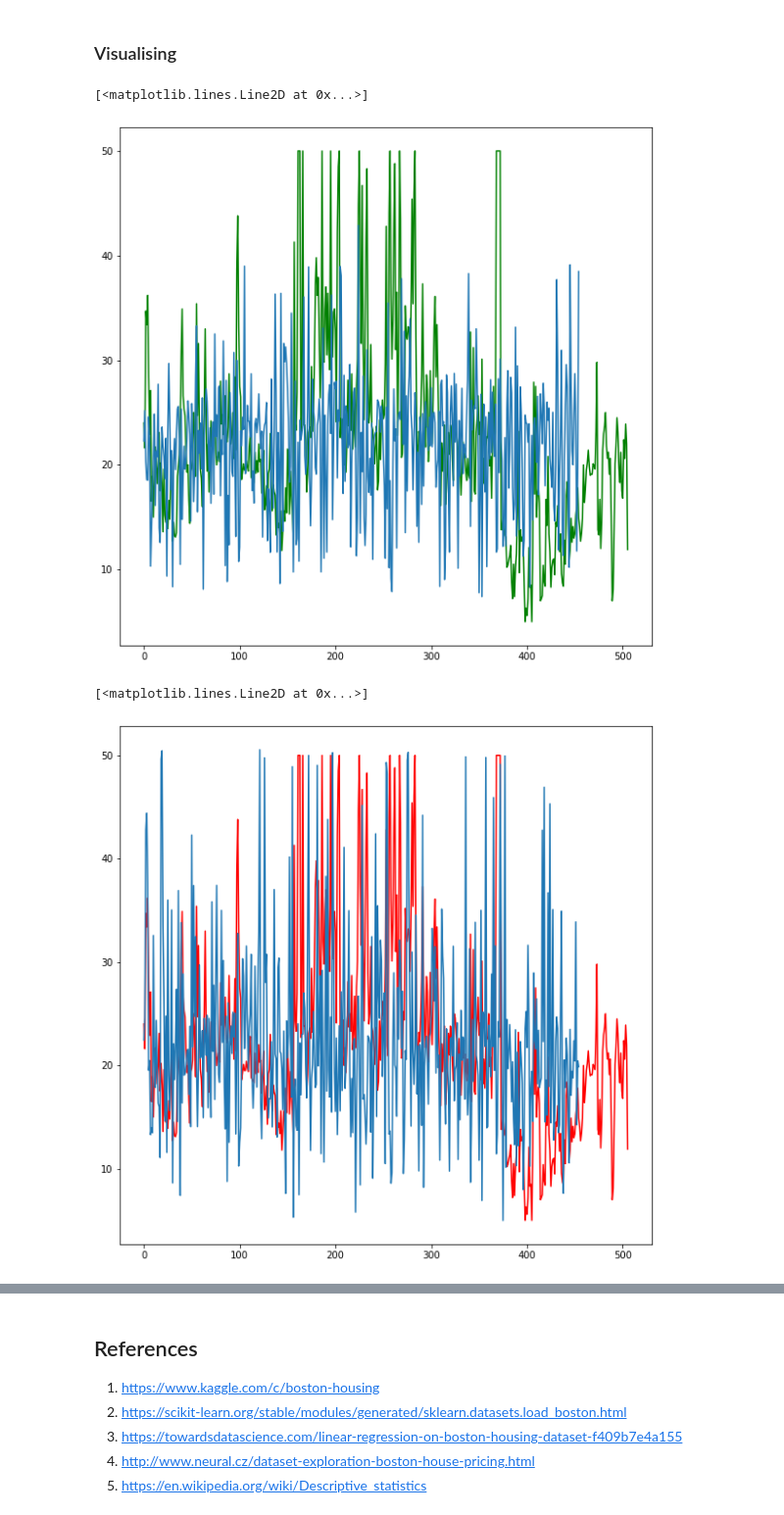
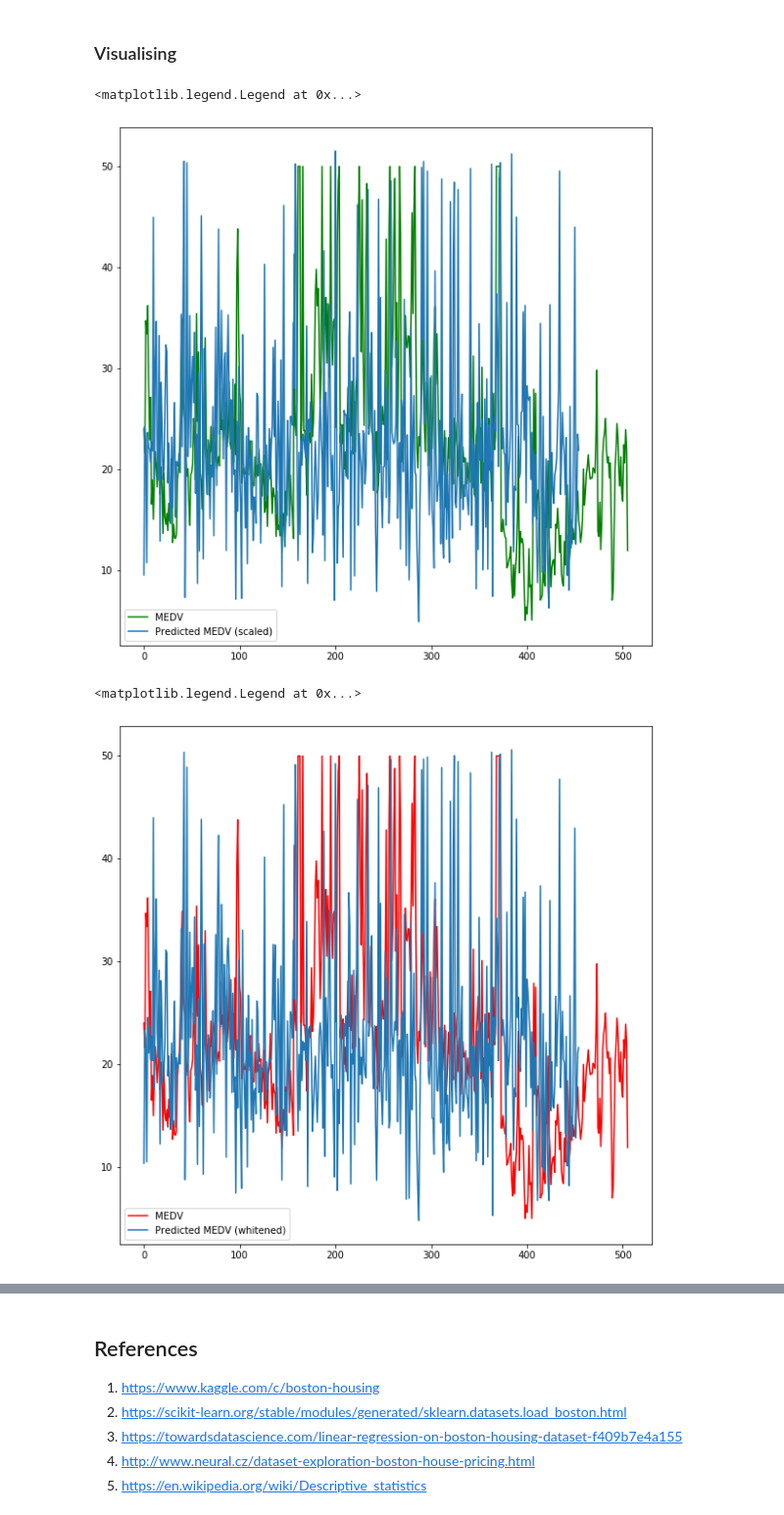
Before and after one commit to AideenByrne/2019MachineLearningProject, a Jupyter notebook: 2019project.ipynb, the cells around one changed output, grey strips where cells are left out. Shown at 98% size. Cells and saved outputs as stored; diff of their text form; code cells hidden in the pictures.

```diff
--- a/2019project.ipynb
+++ b/2019project.ipynb
@@ -410,8 +409,8 @@ x_train_scaled = pd.DataFrame(scaler.transform(x_train), columns = x_train.colum
 #call Sequential model
 m = kr.models.Sequential()
 #build input layers with 100 layers of neurons, an input dimension size of 13 and an activation function of "relu"
-m.add(kr.layers.Dense(units=100, input_dim=(13), activation='relu'))
-m.add(kr.layers.Dense(units=100, input_dim=(13), activation='relu'))
+m.add(kr.layers.Dense(units=100, input_dim=(13), activation='tanh'))
+m.add(kr.layers.Dense(units=100, input_dim=(13), activation='tanh'))
 #build output layer with dimension size of 1 and an activation function of 'linear'
 m.add(kr.layers.Dense(units=1, input_dim=(1), activation='linear'))
 #compile the network with a loss function of MSE and an optimizer of adam
@@ -558,14 +557,16 @@ results1
 ### Visualising
 # %%
 plt.rcParams['figure.figsize'] = (10, 10)#increases width and length of plot
-plt.plot(y, 'g')#plots original MEDV data in green
-plt.plot(output)#plots predicted output from scaled data
+plt.plot(y, 'g', label='MEDV')#plots original MEDV data in green
+plt.plot(output, label='Predicted MEDV (scaled)')#plots predicted output from scaled data
+plt.legend()
 # %% [output]
-[<matplotlib.lines.Line2D at 0x...>]
+<matplotlib.legend.Legend at 0x...>
-[figure, old version]
+[figure, new version]
 # %%
-plt.plot(y, 'r') #plots original data in red
-plt.plot(output1) #plots predicted data from whitened data
+plt.plot(y, 'r', label='MEDV')#plots original MEDV data in red
+plt.plot(output1, label='Predicted MEDV (whitened)') #plots predicted data from whitened data
+plt.legend()
 # %% [output]
-[<matplotlib.lines.Line2D at 0x...>]
+<matplotlib.legend.Legend at 0x...>
-[figure, old version]
+[figure, new version]
```
Also changed, not shown: parts of 9 cells of this notebook.
